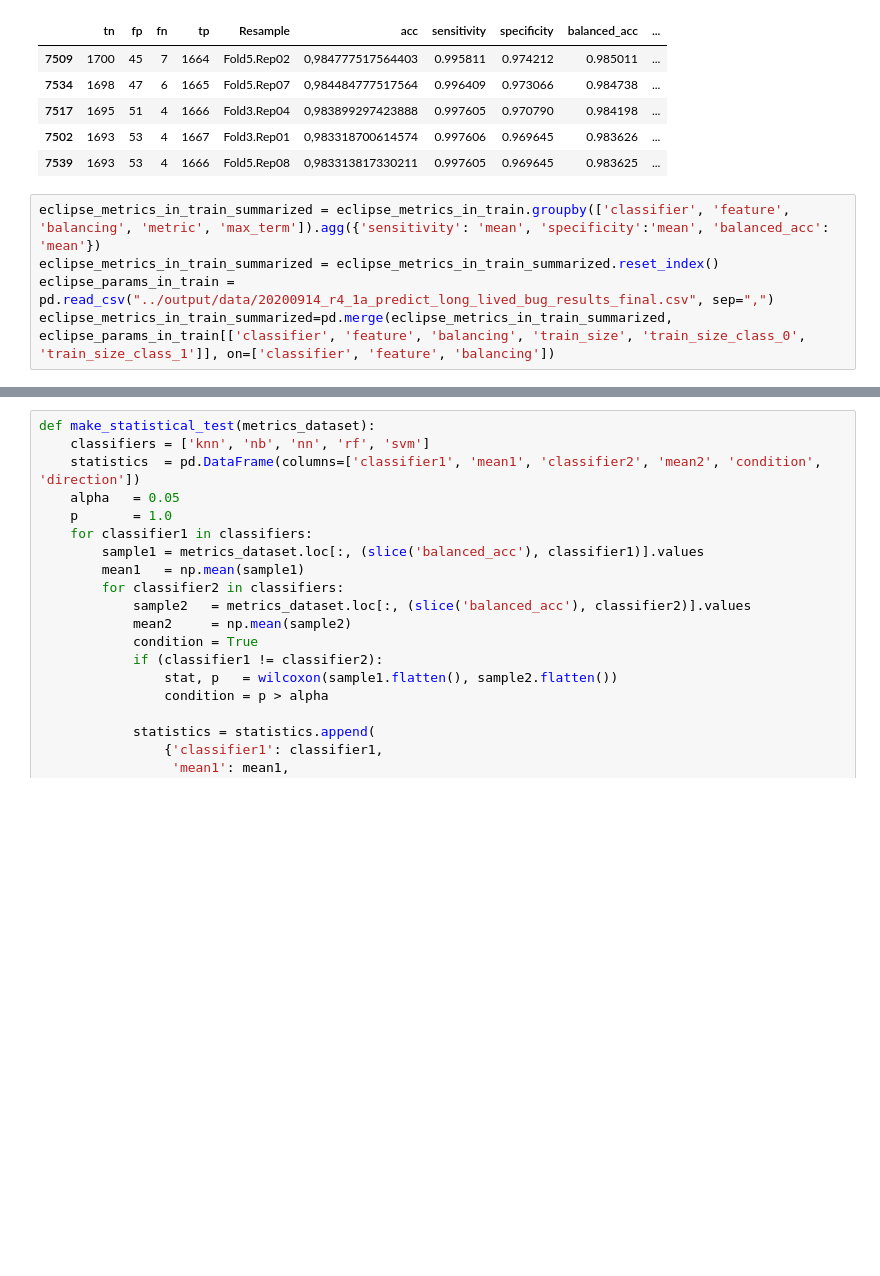
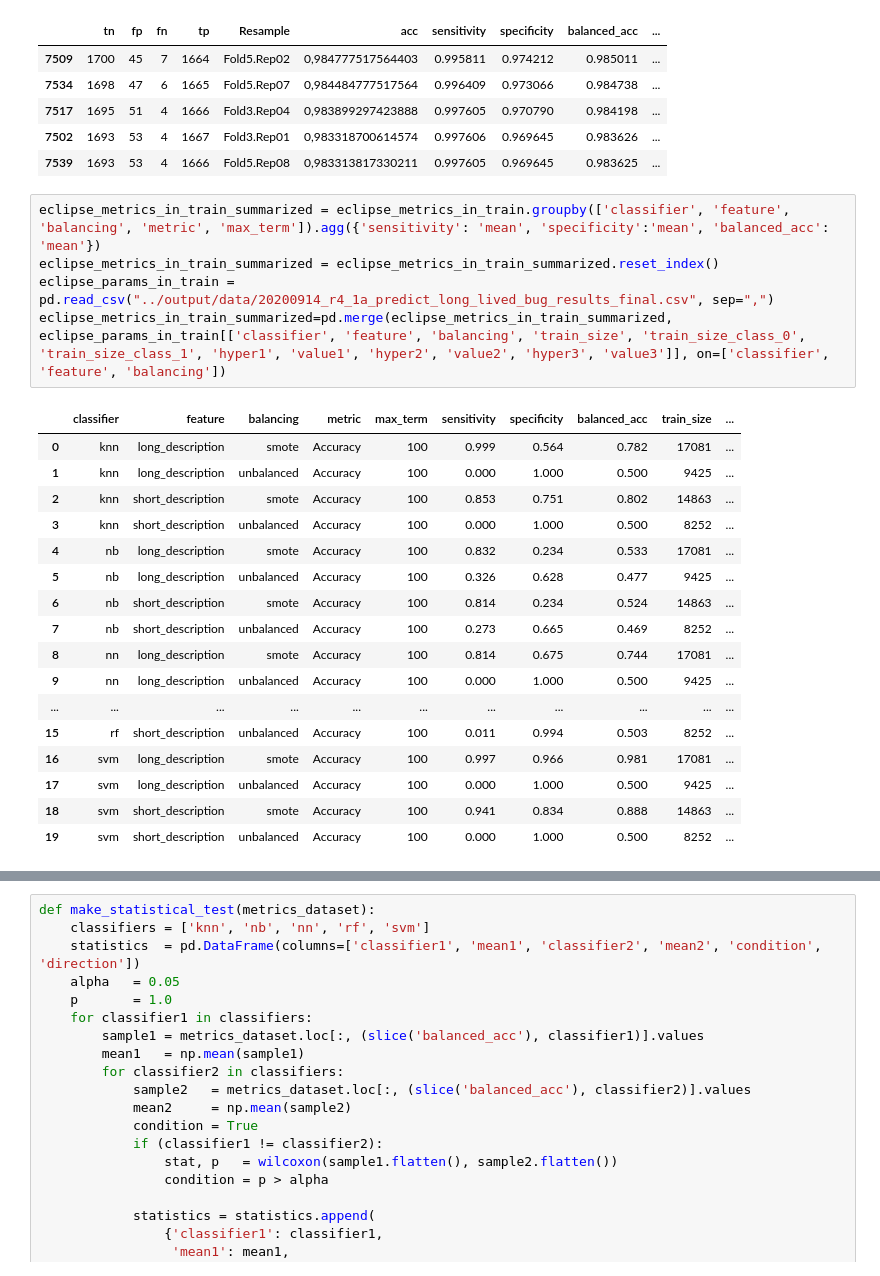
Before and after one commit to gomesluiz/long-lived-bug-predictor, a Jupyter notebook: notebooks/20200917_long_lived_prediction_rq4_data_analysis.ipynb, the cells around one changed output, grey strips where cells are left out. Cells and saved outputs as stored; diff of their text form; blank space fills up the shorter version.

```diff
--- a/notebooks/20200917_long_lived_prediction_rq4_data_analysis.ipynb
+++ b/notebooks/20200917_long_lived_prediction_rq4_data_analysis.ipynb
@@ -96,8 +96,26 @@ eclipse_metrics_in_train.sort_values('balanced_acc', ascending=False).head()
 # %%
 eclipse_metrics_in_train_summarized = eclipse_metrics_in_train.groupby(['classifier', 'feature', 'balancing', 'metric', 'max_term']).agg({'sensitivity': 'mean', 'specificity':'mean', 'balanced_acc': 'mean'})
 eclipse_metrics_in_train_summarized = eclipse_metrics_in_train_summarized.reset_index()
 eclipse_params_in_train = pd.read_csv("../output/data/20200914_r4_1a_predict_long_lived_bug_results_final.csv", sep=",")
-eclipse_metrics_in_train_summarized=pd.merge(eclipse_metrics_in_train_summarized, eclipse_params_in_train[['classifier', 'feature', 'balancing', 'train_size', 'train_size_class_0', 'train_size_class_1']], on=['classifier', 'feature', 'balancing'])
+eclipse_metrics_in_train_summarized=pd.merge(eclipse_metrics_in_train_summarized, eclipse_params_in_train[['classifier', 'feature', 'balancing', 'train_size', 'train_size_class_0', 'train_size_class_1', 'hyper1', 'value1', 'hyper2', 'value2', 'hyper3', 'value3']], on=['classifier', 'feature', 'balancing'])
+# %% [output]
+|  | classifier | feature | balancing | metric | max_term | sensitivity | specificity | balanced_acc | train_size | ... |
+| 0 | knn | long_description | smote | Accuracy | 100 | 0.999 | 0.564 | 0.782 | 17081 | ... |
+| 1 | knn | long_description | unbalanced | Accuracy | 100 | 0.000 | 1.000 | 0.500 | 9425 | ... |
+| 2 | knn | short_description | smote | Accuracy | 100 | 0.853 | 0.751 | 0.802 | 14863 | ... |
+| 3 | knn | short_description | unbalanced | Accuracy | 100 | 0.000 | 1.000 | 0.500 | 8252 | ... |
+| 4 | nb | long_description | smote | Accuracy | 100 | 0.832 | 0.234 | 0.533 | 17081 | ... |
+| 5 | nb | long_description | unbalanced | Accuracy | 100 | 0.326 | 0.628 | 0.477 | 9425 | ... |
+| 6 | nb | short_description | smote | Accuracy | 100 | 0.814 | 0.234 | 0.524 | 14863 | ... |
+| 7 | nb | short_description | unbalanced | Accuracy | 100 | 0.273 | 0.665 | 0.469 | 8252 | ... |
+| 8 | nn | long_description | smote | Accuracy | 100 | 0.814 | 0.675 | 0.744 | 17081 | ... |
+| 9 | nn | long_description | unbalanced | Accuracy | 100 | 0.000 | 1.000 | 0.500 | 9425 | ... |
+| ... | ... | ... | ... | ... | ... | ... | ... | ... | ... | ... |
+| 15 | rf | short_description | unbalanced | Accuracy | 100 | 0.011 | 0.994 | 0.503 | 8252 | ... |
+| 16 | svm | long_description | smote | Accuracy | 100 | 0.997 | 0.966 | 0.981 | 17081 | ... |
+| 17 | svm | long_description | unbalanced | Accuracy | 100 | 0.000 | 1.000 | 0.500 | 9425 | ... |
+| 18 | svm | short_description | smote | Accuracy | 100 | 0.941 | 0.834 | 0.888 | 14863 | ... |
+| 19 | svm | short_description | unbalanced | Accuracy | 100 | 0.000 | 1.000 | 0.500 | 8252 | ... |
 # %%
 pd.options.display.float_format = "{:,.3f}".format
 eclipse_metrics_in_train_summarized.loc[eclipse_metrics_in_train_summarized.feature == "long_description", "feature"] = "description"
```
Also changed, not shown: parts of 1 cell of this notebook, 2 other files.
